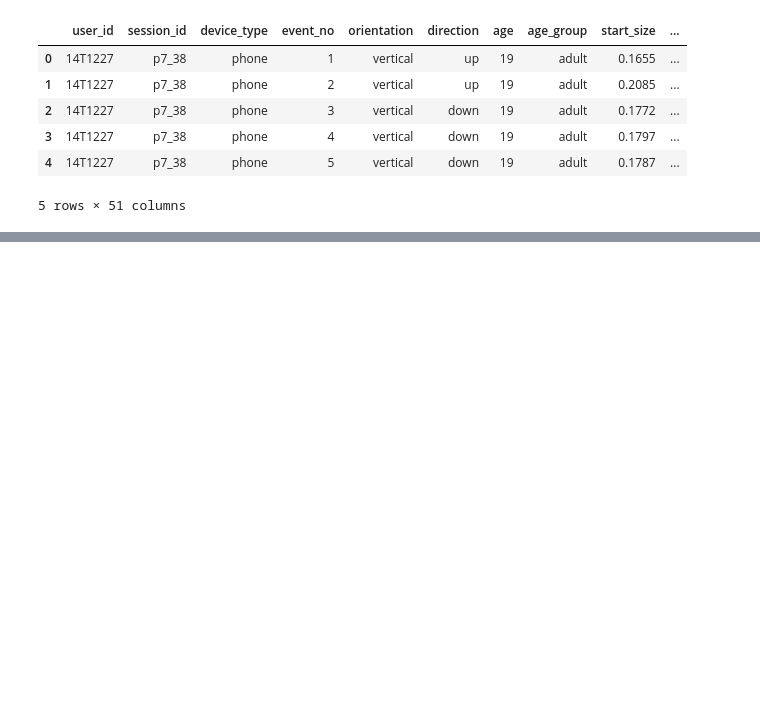
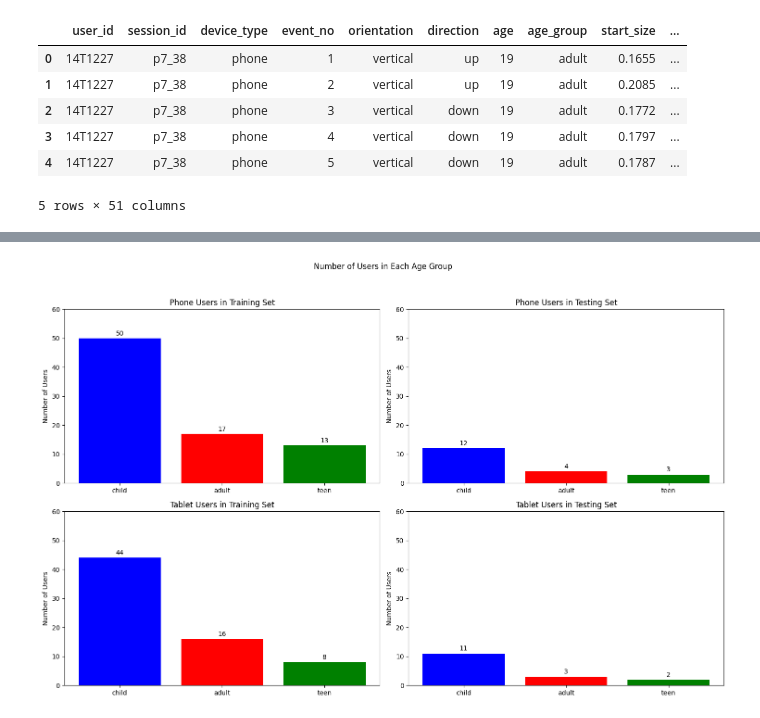
Before and after one commit to tbirms/ChildSafetyProject, a Jupyter notebook: Notebooks/age-group-classification-parallel-fusion.ipynb, the cells around one changed output, grey strips where cells are left out. Saved outputs shown, nothing was run; the diff lists cells and outputs as text; code cells hidden in the pictures; blank space fills up the shorter version.

Commit message:
add split users into training and testing sets and show number of users in each age group

```diff
--- a/Notebooks/age-group-classification-parallel-fusion.ipynb
+++ b/Notebooks/age-group-classification-parallel-fusion.ipynb
@@ -2473,0 +2564,78 @@ swipe_features_df.head()
+# %%
+def show_num_users_in_each_age_group():
+    # get user dataframe
+    user_df = get_user_df()
+
+    # get tablet and phone users in train and test sets
+    phone_users_train, phone_users_test = get_users_train_and_test(
+        get_phone_users())
+    tablet_users_train, tablet_users_test = get_users_train_and_test(
+        get_tablet_users())
+
+    # Create a dictionary with the count of child, teen, and adult users
+    num_phone_users_train = user_df[user_df['user_id'].isin(
+        phone_users_train)]['age_group'].value_counts().to_dict()
+
+    num_phone_users_test = user_df[user_df['user_id'].isin(
+        phone_users_test)]['age_group'].value_counts().to_dict()
+
+    num_tablet_users_train = user_df[user_df['user_id'].isin(
+        tablet_users_train)]['age_group'].value_counts().to_dict()
+
+    num_tablet_users_test = user_df[user_df['user_id'].isin(
+        tablet_users_test)]['age_group'].value_counts().to_dict()
+
+    # Define colors for each age group
+    colors = {
+        'child': 'blue',
+        'teen': 'green',
+        'adult': 'red'
+    }
+
+    # Create a bar chart for each set
+    fig, axes = plt.subplots(2, 2, figsize=(15, 10))
+    fig.suptitle('Number of Users in Each Age Group')
+
+    # Function to add labels on top of bars
+    def add_labels(ax, data):
+        for i, (key, value) in enumerate(data.items()):
+            ax.text(i, value + 1, str(value), ha='center')
+
+    # Plot data for Phone Users in Training Set
+    axes[0, 0].bar(num_phone_users_train.keys(), num_phone_users_train.values(
+    ), color=[colors[key] for key in num_phone_users_train.keys()])
+    axes[0, 0].set_title('Phone Users in Training Set')
+    axes[0, 0].set_ylabel('Number of Users')
+    axes[0, 0].set_ylim(0, 60)
+    add_labels(axes[0, 0], num_phone_users_train)
+
+    # Plot data for Phone Users in Testing Set
+    axes[0, 1].bar(num_phone_users_test.keys(), num_phone_users_test.values(
+    ), color=[colors[key] for key in num_phone_users_test.keys()])
+    axes[0, 1].set_title('Phone Users in Testing Set')
+    axes[0, 1].set_ylabel('Number of Users')
+    axes[0, 1].set_ylim(0, 60)
+    add_labels(axes[0, 1], num_phone_users_test)
+
+    # Plot data for Tablet Users in Training Set
+    axes[1, 0].bar(num_tablet_users_train.keys(), num_tablet_users_train.values(
+    ), color=[colors[key] for key in num_tablet_users_train.keys()])
+    axes[1, 0].set_title('Tablet Users in Training Set')
+    axes[1, 0].set_ylabel('Number of Users')
+    axes[1, 0].set_ylim(0, 60)
+    add_labels(axes[1, 0], num_tablet_users_train)
+
+    # Plot data for Tablet Users in Testing Set
+    axes[1, 1].bar(num_tablet_users_test.keys(), num_tablet_users_test.values(
+    ), color=[colors[key] for key in num_tablet_users_test.keys()])
+    axes[1, 1].set_title('Tablet Users in Testing Set')
+    axes[1, 1].set_ylabel('Number of Users')
+    axes[1, 1].set_ylim(0, 60)
+    add_labels(axes[1, 1], num_tablet_users_test)
+
+    plt.tight_layout(rect=[0, 0.03, 1, 0.95])
+    plt.show()
+
+# draw diagram
+show_num_users_in_each_age_group()
+# %% [output]
@@ -2473,0 +2653 @@ swipe_features_df.head()
+[figure, added]
```
Also changed, not shown: parts of 8 cells of this notebook.
